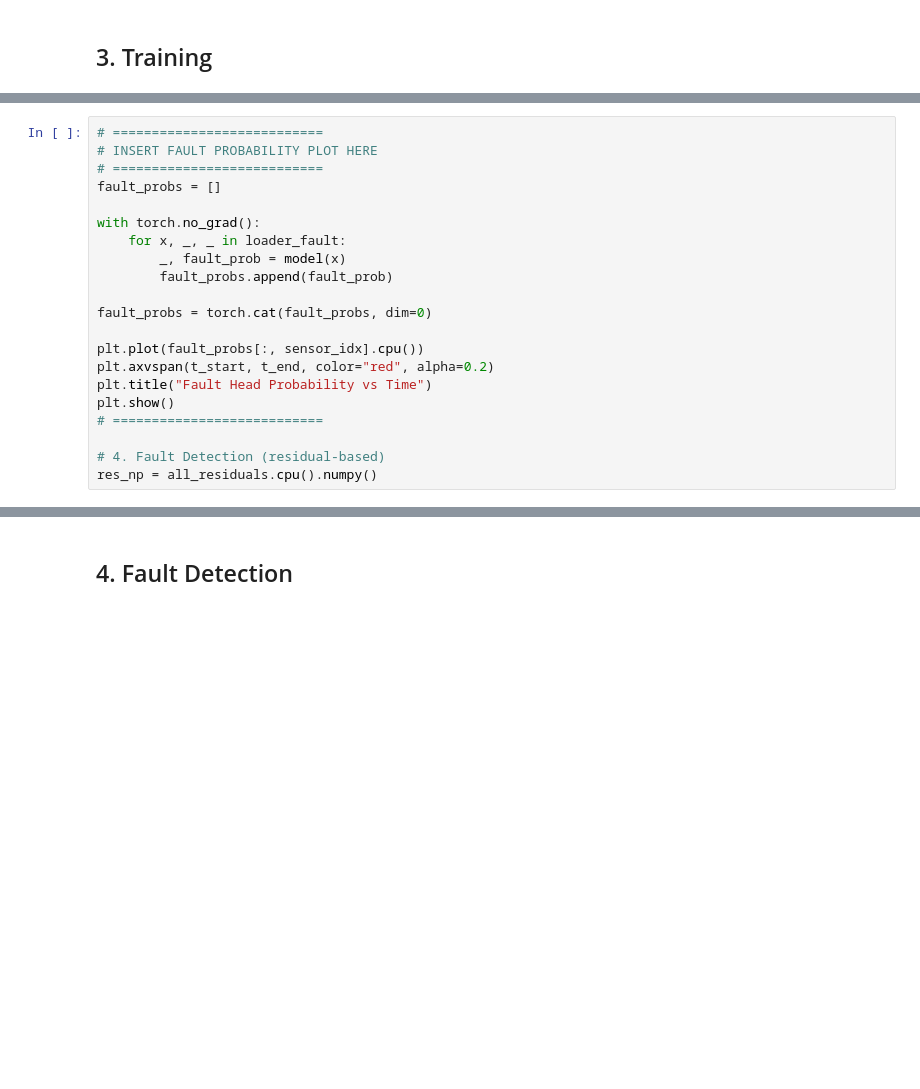
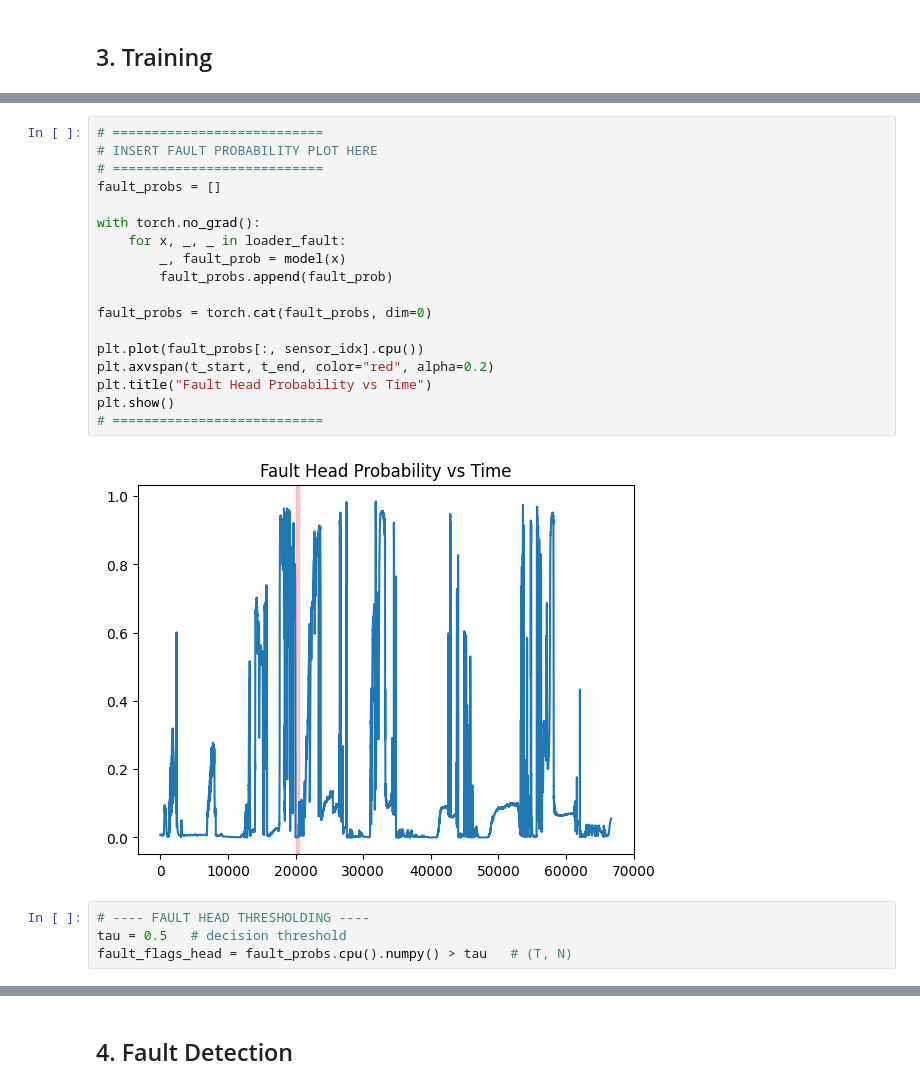
Before and after one commit to prateek-g-bit/Fault-Tolerance-System, a Jupyter notebook: caf-gru-faultdetection.ipynb, the cells around one changed output, grey strips where cells are left out. Drawn from its saved outputs; the diff is of its cells as text; blank space fills up the shorter version.

Commit message:
Kaggle Notebook | CAF_GNN_GRU_FaultDetection | Version 8

```diff
--- a/caf-gru-faultdetection.ipynb
+++ b/caf-gru-faultdetection.ipynb
@@ -315,24 +383,27 @@ print(all_residuals.shape)
 # %%
 # ===========================
 # INSERT FAULT PROBABILITY PLOT HERE
 # ===========================
 fault_probs = []
 
 with torch.no_grad():
     for x, _, _ in loader_fault:
         _, fault_prob = model(x)
         fault_probs.append(fault_prob)
 
 fault_probs = torch.cat(fault_probs, dim=0)
 
 plt.plot(fault_probs[:, sensor_idx].cpu())
 plt.axvspan(t_start, t_end, color="red", alpha=0.2)
 plt.title("Fault Head Probability vs Time")
 plt.show()
 # ===========================
-
-# 4. Fault Detection (residual-based)
-res_np = all_residuals.cpu().numpy()
+# %% [output]
+[figure, added]
+# %%
+# ---- FAULT HEAD THRESHOLDING ----
+tau = 0.5   # decision threshold
+fault_flags_head = fault_probs.cpu().numpy() > tau   # (T, N)
 # %%
 import matplotlib.pyplot as plt
 
```
Also changed, not shown: parts of 19 cells of this notebook.
